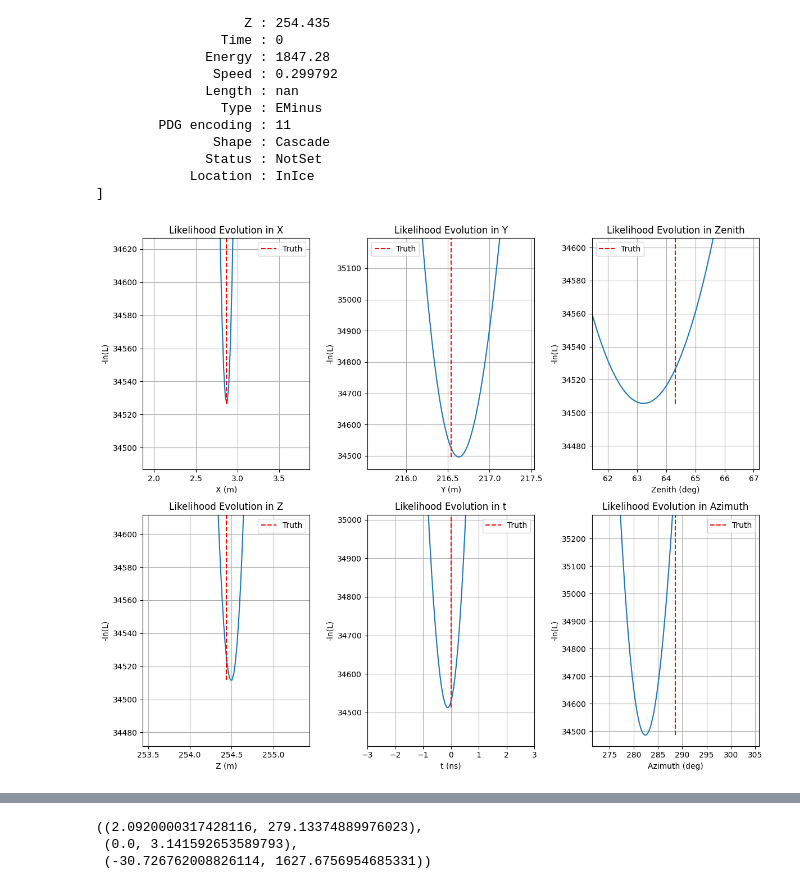
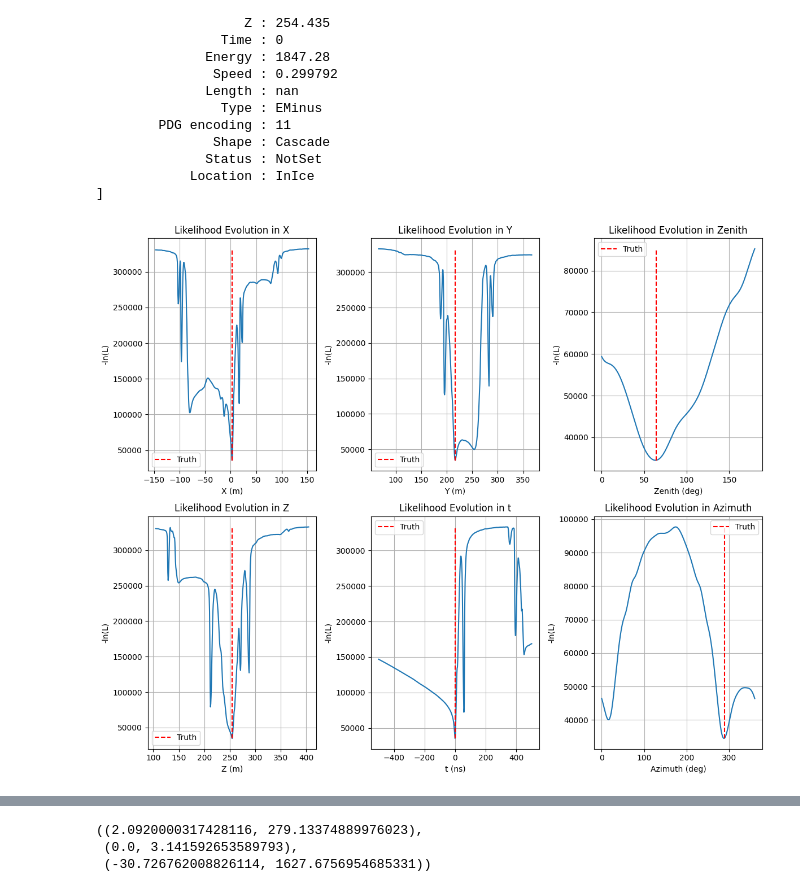
Before and after one commit to BraydenDillon/P-ONE_Cascade_Reco, a Jupyter notebook: notebooks/Three_dimensional_analysis.ipynb, the cells around one changed output, grey strips where cells are left out. Drawn from its saved outputs; the diff is of its cells as text; code cells hidden in the pictures.

```diff
--- a/notebooks/Three_dimensional_analysis.ipynb
+++ b/notebooks/Three_dimensional_analysis.ipynb
@@ -166,14 +179,14 @@ def Likelihood_3d_calculation(truth, Event) -> None:
     return [xplot, yplot, zplot, thetaplot, phiplot, tplot]
 # %%
 def likelihood_graphs(truth, data, filename:str):
-    xary = np.linspace(truth[0] - 5, truth[0] + 5, 500)
-    yary = np.linspace(truth[1] - 5, truth[1] + 5, 500)
-    zary = np.linspace(truth[2] - 5, truth[2] + 5, 500)
-    tary = np.linspace(truth[5] - 15, truth[5] + 15, 500)
-    phiary = np.linspace((truth[4] - 0.3)*360/(2*np.pi), (truth[4]+0.3)*360/(2*np.pi), 500)
-    ThetaAry = np.linspace((truth[3] - 0.3)*360/(2*np.pi)-10, (truth[3]+0.3)*360/(2*np.pi), 500)
-    # phiary = np.linspace(0, 180, 500)
-    # ThetaAry = np.linspace(0, 360, 500)
+    xary = np.linspace(truth[0] - 150, truth[0] + 150, 500)
+    yary = np.linspace(truth[1] - 150, truth[1] + 150, 500)
+    zary = np.linspace(truth[2] - 150, truth[2] + 150, 500)
+    tary = np.linspace(truth[5] - 500, truth[5] + 500, 500)
+    # phiary = np.linspace((truth[4] - 0.3)*360/(2*np.pi), (truth[4]+0.3)*360/(2*np.pi), 500)
+    # ThetaAry = np.linspace((truth[3] - 0.3)*360/(2*np.pi)-10, (truth[3]+0.3)*360/(2*np.pi), 500)
+    phiary = np.linspace(0, 180, 500)
+    ThetaAry = np.linspace(0, 360, 500)
 
 
     fig, axs = plt.subplots(2, 3, figsize=(12,10))
@@ -184,8 +197,8 @@ def likelihood_graphs(truth, data, filename:str):
     axs[0,0].set_ylabel('-ln(L)')
     axs[0,0].vlines(truth[0], min(data[0]), max(data[0]), label = 'Truth', colors = 'red', ls = '--')
     axs[0,0].grid()
-    axs[0,0].set_ylim(min(data[0]) - 40, min(data[0]) + 100)
-    axs[0,0].set_xlim(truth[0] - 1, truth[0] + 1)
+    # axs[0,0].set_ylim(min(data[0]) - 40, min(data[0]) + 100)
+    # axs[0,0].set_xlim(truth[0] - 1, truth[0] + 1)
     # #axs[0,0].set_yscale('log')
     axs[0,0].legend()
 
@@ -195,8 +208,8 @@ def likelihood_graphs(truth, data, filename:str):
     axs[0,1].set_xlabel('Y (m)')
     axs[0,1].set_ylabel('-ln(L)')
     axs[0,1].grid()
-    axs[0,1].set_ylim(min(data[1]) - 40, min(data[1]) + 700)
-    axs[0,1].set_xlim(truth[1] - 1, truth[1] + 1)
+    # axs[0,1].set_ylim(min(data[1]) - 40, min(data[1]) + 700)
+    # axs[0,1].set_xlim(truth[1] - 1, truth[1] + 1)
     # #axs[0,1].set_yscale('log')
     axs[0,1].vlines(truth[1], min(data[1]), max(data[1]), label = 'Truth', colors = 'red', ls = '--')
     axs[0,1].legend()
@@ -206,8 +219,8 @@ def likelihood_graphs(truth, data, filename:str):
     axs[1,0].set_title('Likelihood Evolution in Z')
     axs[1,0].set_xlabel('Z (m)')
     axs[1,0].set_ylabel('-ln(L)')
-    axs[1,0].set_ylim(min(data[2]) - 40, min(data[2]) + 100)
-    axs[1,0].set_xlim(truth[2] - 1, truth[2] + 1)
+    # axs[1,0].set_ylim(min(data[2]) - 40, min(data[2]) + 100)
+    # axs[1,0].set_xlim(truth[2] - 1, truth[2] + 1)
     # #axs[1,0].set_yscale('log')
     axs[1,0].vlines(truth[2], min(data[2]), max(data[2]), label = 'Truth', colors = 'red', ls = '--')
     axs[1,0].grid()
@@ -218,8 +231,8 @@ def likelihood_graphs(truth, data, filename:str):
     axs[1,1].set_title('Likelihood Evolution in t')
     axs[1,1].set_xlabel('t (ns)')
     axs[1,1].set_ylabel('-ln(L)')
-    axs[1,1].set_xlim(truth[5] - 3, truth[5] + 3)
-    axs[1,1].set_ylim(min(data[5]) - 100, min(data[5]) + 500)
+    # axs[1,1].set_xlim(truth[5] - 3, truth[5] + 3)
+    # axs[1,1].set_ylim(min(data[5]) - 100, min(data[5]) + 500)
     # #axs[1,1].set_yscale('log')
     axs[1,1].vlines(truth[5], min(data[5]), max(data[5]), label = 'Truth', colors = 'red', ls = '--')
     axs[1,1].grid()
@@ -231,8 +244,8 @@ def likelihood_graphs(truth, data, filename:str):
     axs[1,2].set_ylabel('-ln(L)')
     axs[1,2].vlines(truth[3]*360/(2*np.pi), min(data[3]), max(data[3]), label = 'Truth', colors = 'red', ls = '--')
     axs[1,2].grid()
-    axs[1,2].set_ylim(min(data[3]) - 40, min(data[3]) + 800)
-    axs[1,2].set_xlim(truth[3]*360/(2*np.pi) - 0.3*360/(2*np.pi), truth[3]*360/(2*np.pi) + 0.3*360/(2*np.pi))
+    # axs[1,2].set_ylim(min(data[3]) - 40, min(data[3]) + 800)
+    # axs[1,2].set_xlim(truth[3]*360/(2*np.pi) - 0.3*360/(2*np.pi), truth[3]*360/(2*np.pi) + 0.3*360/(2*np.pi))
     # axs[1,2].set_yscale('log')
     axs[1,2].legend()
 
@@ -242,9 +255,9 @@ def likelihood_graphs(truth, data, filename:str):
     axs[0,2].set_ylabel('-ln(L)')
     axs[0,2].vlines(truth[4]*360/(2*np.pi), min(data[4]), max(data[4]), label = 'Truth', colors = 'red', ls = '--')
     axs[0,2].grid()
-    axs[0,2].set_ylim(min(data[4]) - 40, min(data[4]) + 100)
-    axs[0,2].set_xlim(truth[4]*360/(2*np.pi) - 0.05*360/(2*np.pi), truth[4]*360/(2*np.pi) + 0.05*360/(2*np.pi))
-    # axs[0,2].set_yscale('log')
+    # axs[0,2].set_ylim(min(data[4]) - 40, min(data[4]) + 100)
+    # axs[0,2].set_xlim(truth[4]*360/(2*np.pi) - 0.05*360/(2*np.pi), truth[4]*360/(2*np.pi) + 0.05*360/(2*np.pi))
+    # # axs[0,2].set_yscale('log')
     axs[0,2].legend()
 
     fig.tight_layout()
@@ -276,9 +289,9 @@ I3Position(2.86453,216.537,254.435)
             Location : InIce
 ]
 # %%
-likelihood_graphs(np.array([2.86453,216.537,254.435, 5.03732, 1.12255, 0]), likelihood_data, 'file_1_likelihood_evo_3d')
+likelihood_graphs(np.array([2.86453,216.537,254.435, 5.03732, 1.12255, 0]), likelihood_data, 'likelihood_evo_80str')
 # %% [output]
-[figure, old version]
+[figure, new version]
 # %%
 def minimizer(guess, event, function=Likelihood_3d):
     # Guess should be xyzt
```
Also changed, not shown: parts of 27 cells of this notebook, 10 other files.
